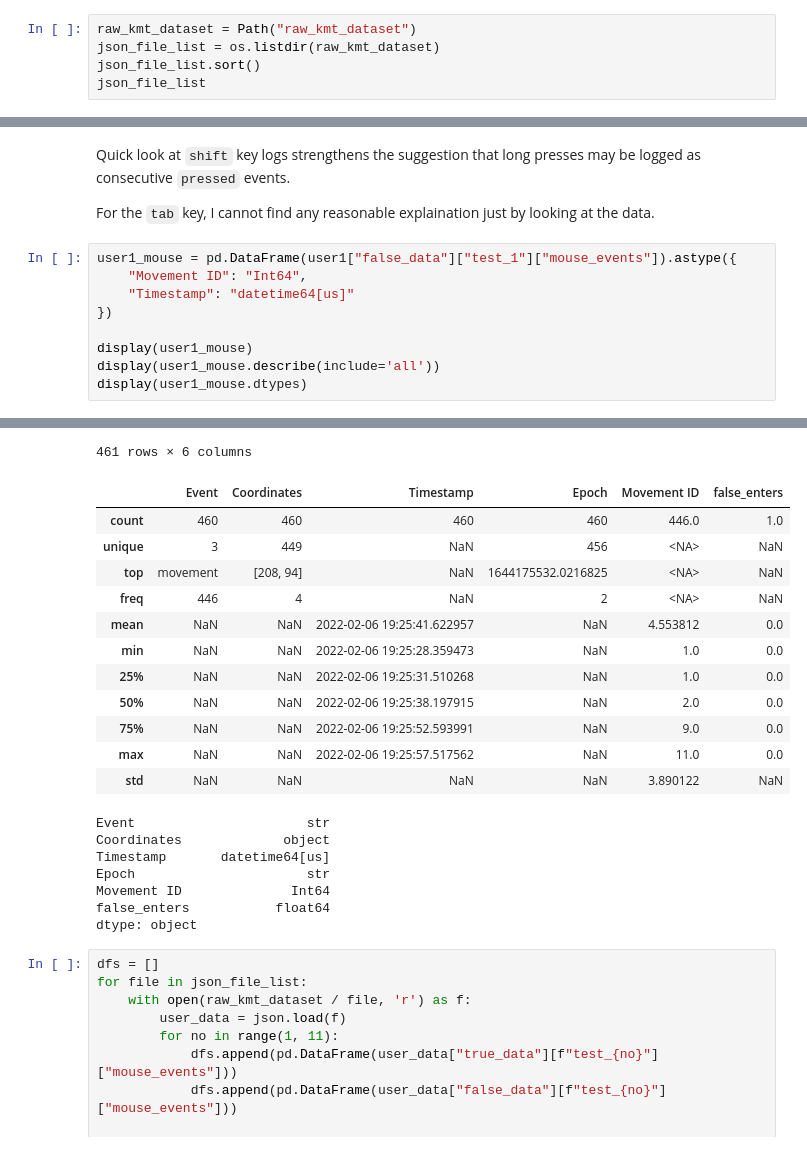
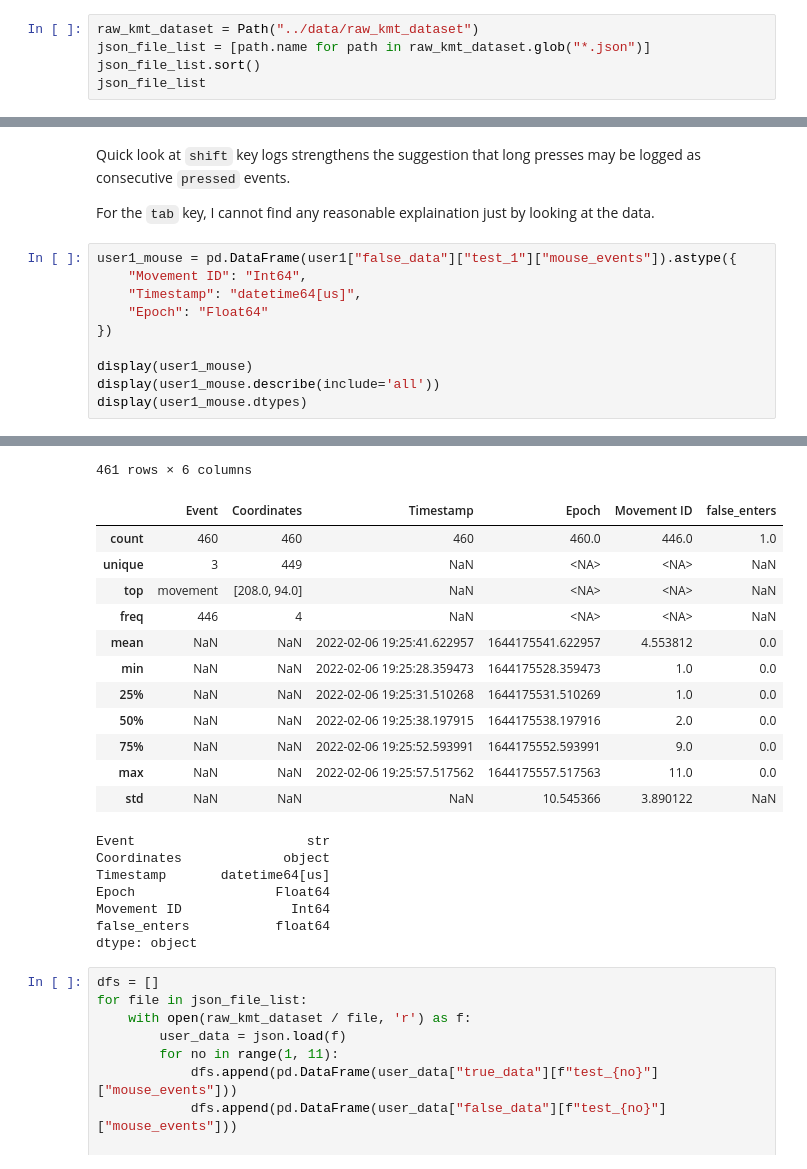
Before and after one commit to m-heldt/behavioral-ml, a Jupyter notebook: notebooks/eda.ipynb, the cells around one changed output, grey strips where cells are left out. Cells and saved outputs as stored; diff of their text form.

```diff
--- a/notebooks/eda.ipynb
+++ b/notebooks/eda.ipynb
@@ -8,6 +7,6 @@ import pprint
 # %%
-raw_kmt_dataset = Path("raw_kmt_dataset")
-json_file_list = os.listdir(raw_kmt_dataset)
+raw_kmt_dataset = Path("../data/raw_kmt_dataset")
+json_file_list = [path.name for path in raw_kmt_dataset.glob("*.json")]
 json_file_list.sort()
 json_file_list
 # %% [output]
@@ -238,7 +237,8 @@ For the `tab` key, I cannot find any reasonable explaination just by looking at
 # %%
 user1_mouse = pd.DataFrame(user1["false_data"]["test_1"]["mouse_events"]).astype({
     "Movement ID": "Int64",
-    "Timestamp": "datetime64[us]"
+    "Timestamp": "datetime64[us]",
+    "Epoch": "Float64"
 })
 
 display(user1_mouse)
@@ -260,20 +260,20 @@ display(user1_mouse.dtypes)
 461 rows × 6 columns
 |  | Event | Coordinates | Timestamp | Epoch | Movement ID | false_enters |
-| count | 460 | 460 | 460 | 460 | 446.0 | 1.0 |
-| unique | 3 | 449 | NaN | 456 | <NA> | NaN |
-| top | movement | [208, 94] | NaN | 1644175532.0216825 | <NA> | NaN |
-| freq | 446 | 4 | NaN | 2 | <NA> | NaN |
-| mean | NaN | NaN | 2022-02-06 19:25:41.622957 | NaN | 4.553812 | 0.0 |
-| min | NaN | NaN | 2022-02-06 19:25:28.359473 | NaN | 1.0 | 0.0 |
-| 25% | NaN | NaN | 2022-02-06 19:25:31.510268 | NaN | 1.0 | 0.0 |
-| 50% | NaN | NaN | 2022-02-06 19:25:38.197915 | NaN | 2.0 | 0.0 |
-| 75% | NaN | NaN | 2022-02-06 19:25:52.593991 | NaN | 9.0 | 0.0 |
-| max | NaN | NaN | 2022-02-06 19:25:57.517562 | NaN | 11.0 | 0.0 |
-| std | NaN | NaN | NaN | NaN | 3.890122 | NaN |
+| count | 460 | 460 | 460 | 460.0 | 446.0 | 1.0 |
+| unique | 3 | 449 | NaN | <NA> | <NA> | NaN |
+| top | movement | [208.0, 94.0] | NaN | <NA> | <NA> | NaN |
+| freq | 446 | 4 | NaN | <NA> | <NA> | NaN |
+| mean | NaN | NaN | 2022-02-06 19:25:41.622957 | 1644175541.622957 | 4.553812 | 0.0 |
+| min | NaN | NaN | 2022-02-06 19:25:28.359473 | 1644175528.359473 | 1.0 | 0.0 |
+| 25% | NaN | NaN | 2022-02-06 19:25:31.510268 | 1644175531.510269 | 1.0 | 0.0 |
+| 50% | NaN | NaN | 2022-02-06 19:25:38.197915 | 1644175538.197916 | 2.0 | 0.0 |
+| 75% | NaN | NaN | 2022-02-06 19:25:52.593991 | 1644175552.593991 | 9.0 | 0.0 |
+| max | NaN | NaN | 2022-02-06 19:25:57.517562 | 1644175557.517563 | 11.0 | 0.0 |
+| std | NaN | NaN | NaN | 10.545366 | 3.890122 | NaN |
 Event                      str
 Coordinates             object
 Timestamp       datetime64[us]
-Epoch                      str
+Epoch                  Float64
 Movement ID              Int64
 false_enters           float64
 dtype: object
```
Also changed, not shown: parts of 17 cells of this notebook.
